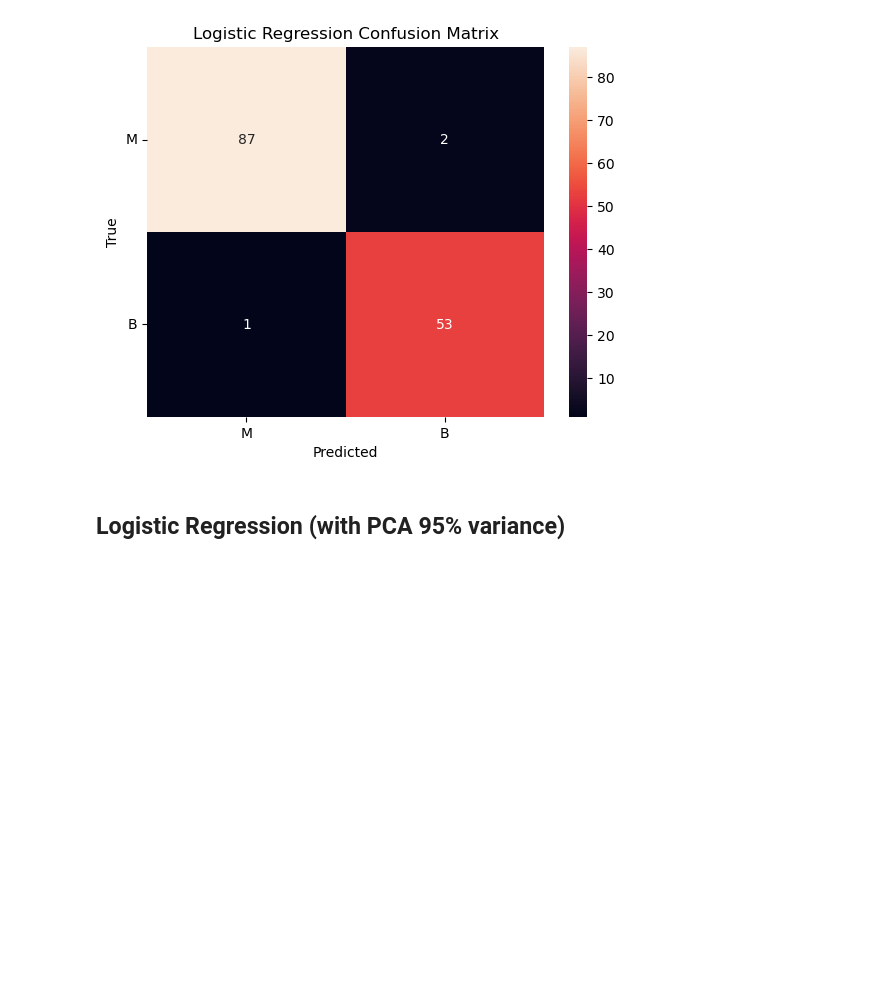
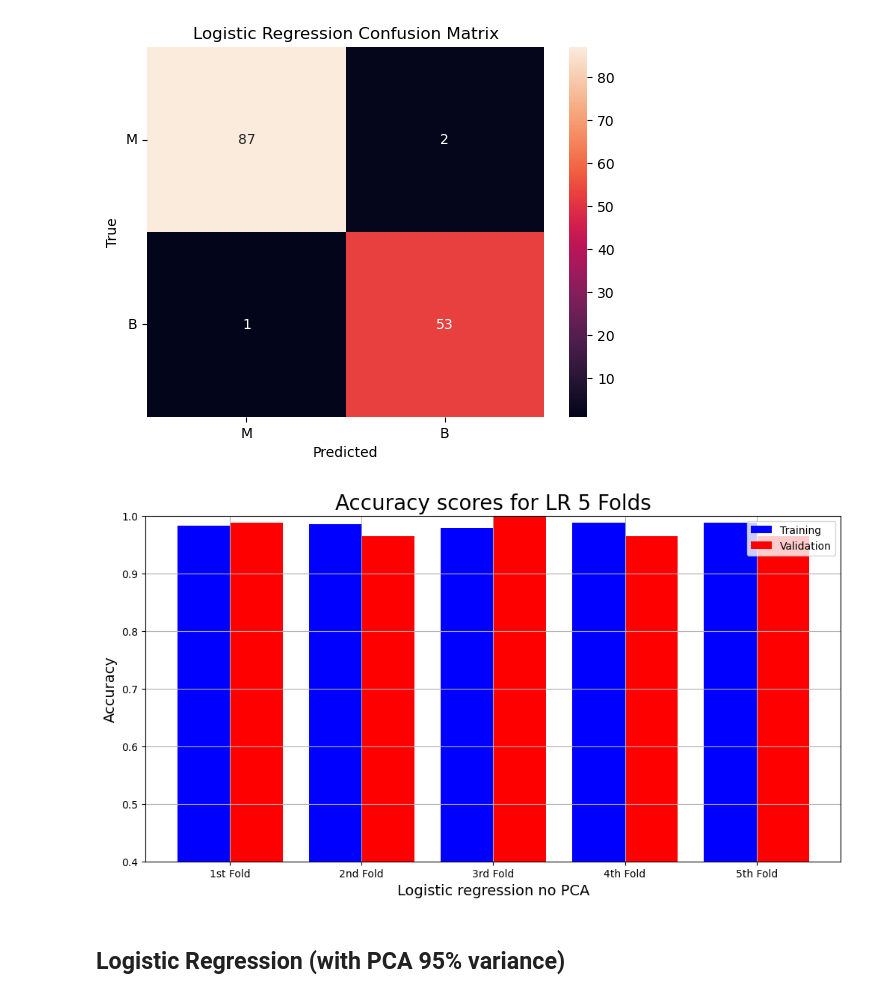
Before and after one commit to benjamin-ravenscroft/CISC471-Project, a Jupyter notebook: EDA.ipynb, the cells around one changed output. Cells and saved outputs as stored; diff of their text form; code cells hidden in the pictures; blank space fills up the shorter version.

Commit message:
Added k-fold cross-validation method

```diff
--- a/EDA.ipynb
+++ b/EDA.ipynb
@@ -547,6 +595,15 @@ Sensitivity:  0.9814814814814815
 Specificity:  0.9775280898876404
 [Text(0, 0.5, 'M'), Text(0, 1.5, 'B')]
 [figure]
+# %%
+log_model_cv = cross_validation(best_log, train_scaled, train_targets)
+plot_result("Logistic regression no PCA",
+            "Accuracy",
+            "Accuracy scores for LR 5 Folds",
+            log_model_cv["Training Accuracy scores"],
+            log_model_cv["Validation Accuracy scores"])
+# %% [output]
+[figure, added]
 # %% [markdown]
 ## Logistic Regression (with PCA 95% variance)
 # %%
```
Also changed, not shown: parts of 2 cells of this notebook.
